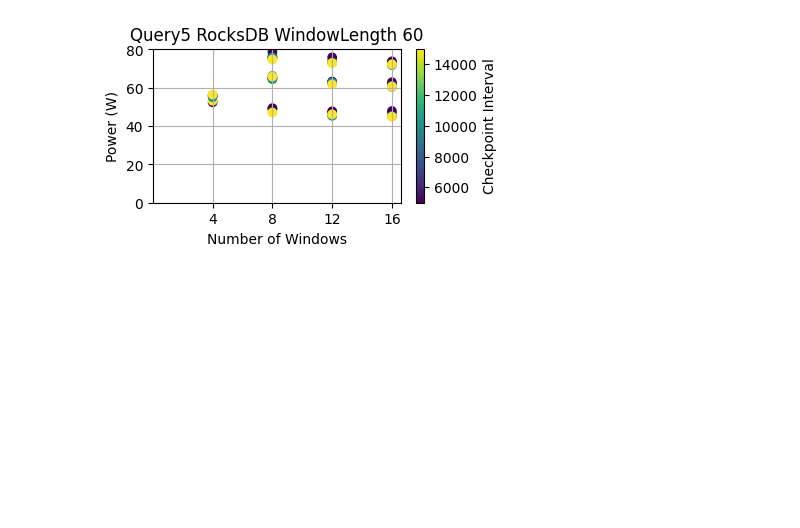
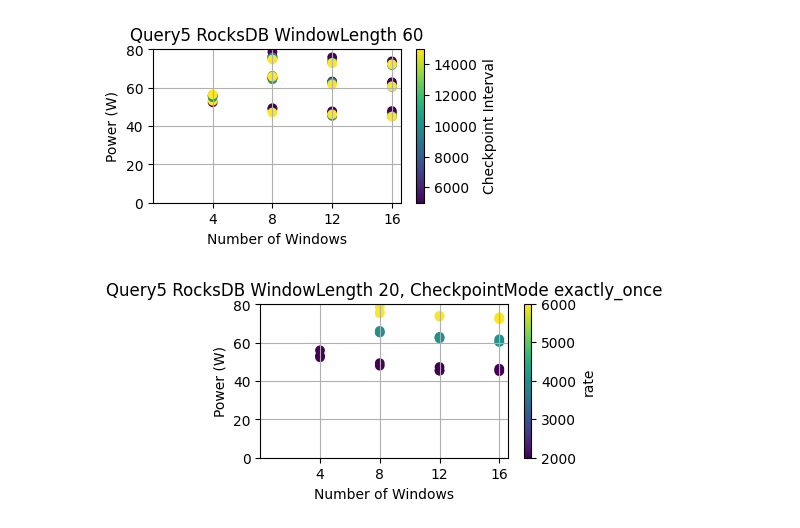
Before and after one commit to EEStrmCmptng/dataset, a Jupyter notebook: micro/query5/different_checkpoint/rocksdb/windowlength60/graph.ipynb, the cells around one changed output. Drawn from its saved outputs; the diff is of its cells as text; code cells hidden in the pictures; blank space fills up the shorter version.

```diff
--- a/micro/query5/different_checkpoint/rocksdb/windowlength60/graph.ipynb
+++ b/micro/query5/different_checkpoint/rocksdb/windowlength60/graph.ipynb
@@ -61,12 +61,14 @@ plt.grid()
 # %%
 d3 = d2[d2['CheckpointMode'] == 'exactly_once']
 plt.figure(figsize=(4,2))
 plt.scatter(d3['nwindows'], d3['pkg_watts_avg'], c=d3['rate'], cmap='viridis')
-plt.colorbar(label='')
+plt.colorbar(label='rate')
 plt.xticks(d3.nwindows.unique())
 plt.xlabel('Number of Windows')
 plt.ylabel('Power (W)')
 plt.title('Query5 RocksDB WindowLength 20, CheckpointMode exactly_once')
 plt.ylim(bottom=0)
 plt.xlim(left=0)
 plt.grid()
+# %% [output]
+[figure, added]
```
Also changed, not shown: parts of 3 cells of this notebook, 10 other files.
